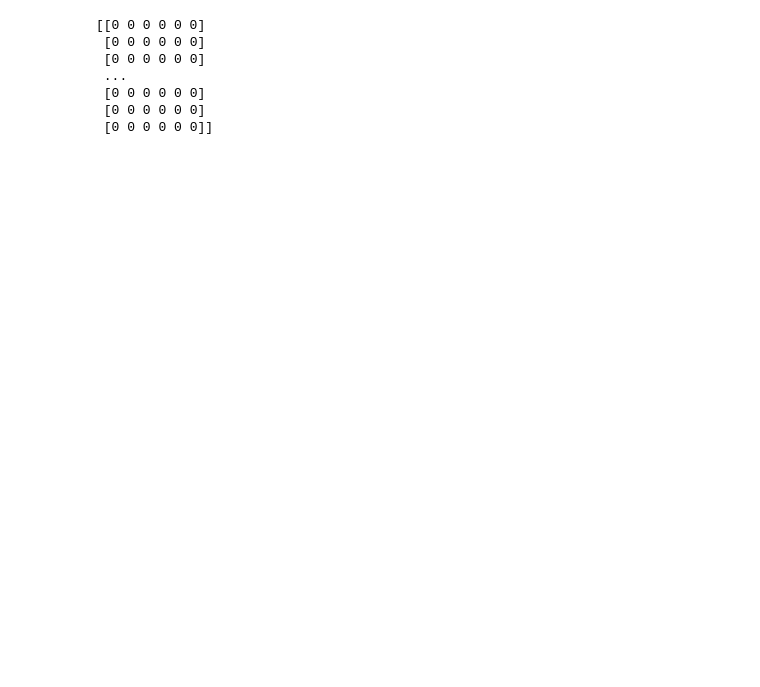
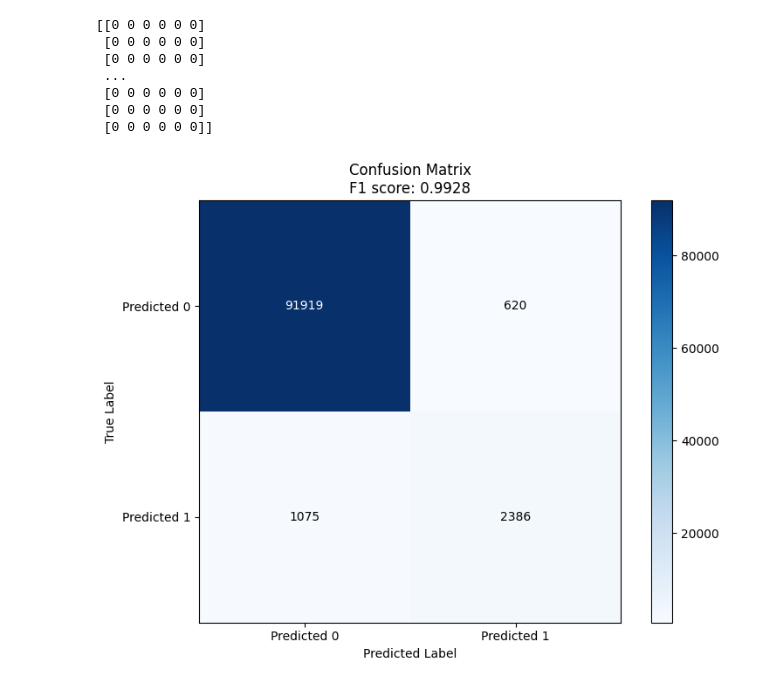
Before and after one commit to Ebzz12/CAB420-Group-Assignment-, a Jupyter notebook: toxic_classification.ipynb, the cells around one changed output. Cells and saved outputs as stored; diff of their text form; code cells hidden in the pictures; blank space fills up the shorter version.

```diff
--- a/toxic_classification.ipynb
+++ b/toxic_classification.ipynb
@@ -242,6 +273,6 @@ plt.show();
 # %%
-pred=model_2.predict(test_padded_X)
+pred=model.predict(test_padded_X)
+pred_2 = model.predict(train_padded_X)
 
-pred_binary = (pred > 0.5).astype(int)
 # Convert predictions to one\s and zeros
 # %%
@@ -254,3 +285,6 @@ print(pred_binary)
  [0 0 0 0 0 0]
  [0 0 0 0 0 0]
  [0 0 0 0 0 0]]
+# %%
+pred_binary = np.where(pred > 0.5, 1, 0)
+pred_2_binary = np.where(pred_2 > 0.5, 1, 0)
@@ -256,0 +293,46 @@ print(pred_binary)
+# %%
+test_Y_single = np.argmax(test_Y, axis=1)
+pred_single = np.argmax(pred_binary, axis=1)
+
+#f1_score = f1_score(test_Y_single, pred_single, average='weighted')
+f1_1 = f1_score(test_Y_single, pred_single, average='weighted')
+# Get the number of classes
+num_classes = len(list_classes)
+
+# Calculate the confusion matrix
+cm = np.zeros((2, 2))
+for i in range(num_classes):
+    true_positives = np.sum(np.logical_and(test_Y[:, i] == 1, pred_binary[:, i] == 1))
+    false_positives = np.sum(np.logical_and(test_Y[:, i] == 0, pred_binary[:, i] == 1))
+    true_negatives = np.sum(np.logical_and(test_Y[:, i] == 0, pred_binary[:, i] == 0))
+    false_negatives = np.sum(np.logical_and(test_Y[:, i] == 1, pred_binary[:, i] == 0))
+
+    cm[0, 0] += true_negatives
+    cm[0, 1] += false_positives
+    cm[1, 0] += false_negatives
+    cm[1, 1] += true_positives
+
+# Set the tick labels and locations
+tick_labels = ['Predicted 0', 'Predicted 1']
+tick_locations = np.arange(len(tick_labels))
+
+# Plot the confusion matrix
+fig, ax = plt.subplots(figsize=(8, 6))
+im = ax.imshow(cm, interpolation='nearest', cmap=plt.cm.Blues)
+ax.figure.colorbar(im, ax=ax)
+ax.set(xticks=tick_locations, yticks=tick_locations,
+       xticklabels=tick_labels, yticklabels=tick_labels,
+       ylabel='True Label',
+       xlabel='Predicted Label',
+       title=f'Confusion Matrix\nF1 score: {f1_1:.4f}')
+
+# Loop over data dimensions and create text annotations with appropriate color
+for i in range(cm.shape[0]):
+    for j in range(cm.shape[1]):
+        text_color = 'white' if cm[i, j] > cm.max() / 2 else 'black'  # Adjust text color based on cell value
+        ax.text(j, i, format(int(cm[i, j]), 'd'), ha="center", va="center", color=text_color)
+
+plt.tight_layout()
+plt.show()
+# %% [output]
+[figure, added]
```
Also changed, not shown: parts of 11 cells of this notebook.
